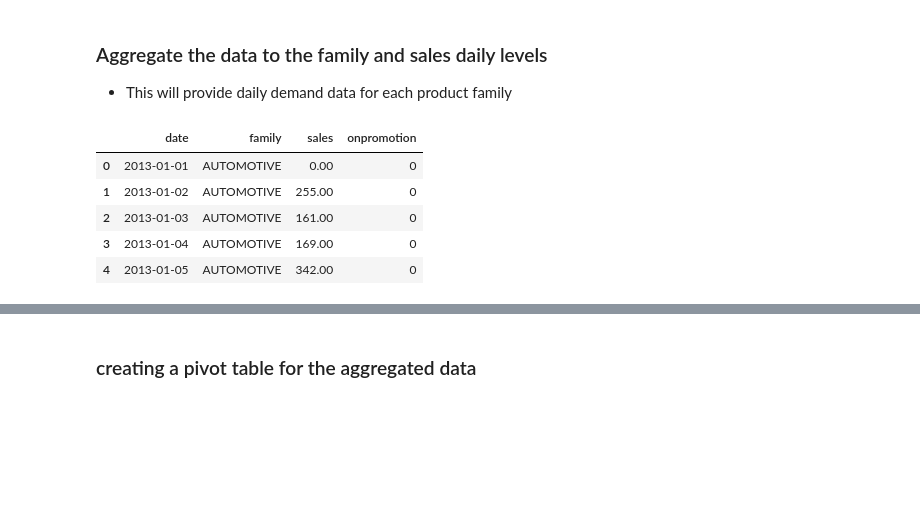
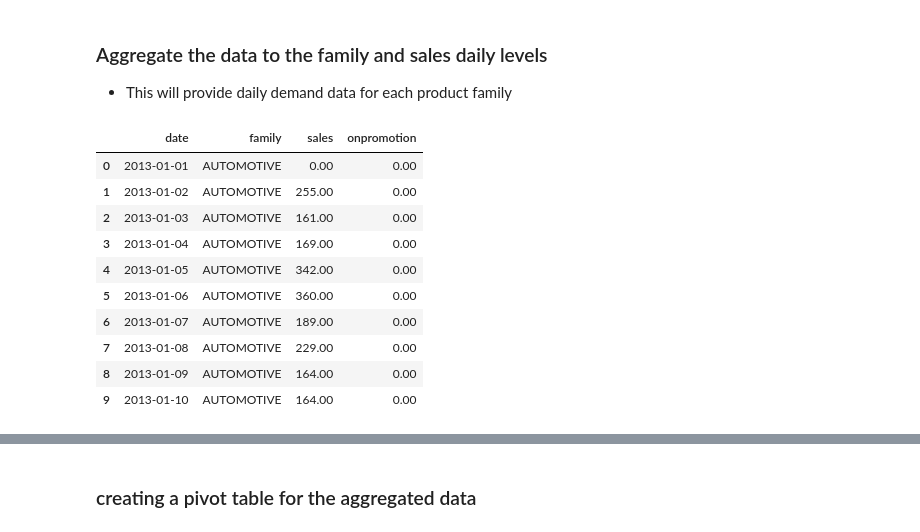
Before and after one commit to bennzhang/marketing_ml, a Jupyter notebook: forecasting/prophet/product-demand-forecasting-with-facebook-prophet.ipynb, the cells around one changed output, grey strips where cells are left out. Cells and saved outputs as stored; diff of their text form; code cells hidden in the pictures; blank space fills up the shorter version.

```diff
--- a/forecasting/prophet/product-demand-forecasting-with-facebook-prophet.ipynb
+++ b/forecasting/prophet/product-demand-forecasting-with-facebook-prophet.ipynb
@@ -149,20 +151,25 @@ df['date'] = pd.to_datetime(df['date'], format= "%Y-%m-%d")
 * This will provide daily demand data for each product family
 # %%
 sql = """
-select date, family, sum(sales) sales, max(onpromotion) onpromotion
+select date, family, sum(sales) sales, sum(onpromotion) onpromotion
 from df
 group by 1,2
 order by 2,1
 """
 agg_df = duckdb.query(sql).fetchdf()
-agg_df.head()
+agg_df.head(10)
 # %% [output]
 |  | date | family | sales | onpromotion |
-| 0 | 2013-01-01 | AUTOMOTIVE | 0.00 | 0 |
-| 1 | 2013-01-02 | AUTOMOTIVE | 255.00 | 0 |
-| 2 | 2013-01-03 | AUTOMOTIVE | 161.00 | 0 |
-| 3 | 2013-01-04 | AUTOMOTIVE | 169.00 | 0 |
-| 4 | 2013-01-05 | AUTOMOTIVE | 342.00 | 0 |
+| 0 | 2013-01-01 | AUTOMOTIVE | 0.00 | 0.00 |
+| 1 | 2013-01-02 | AUTOMOTIVE | 255.00 | 0.00 |
+| 2 | 2013-01-03 | AUTOMOTIVE | 161.00 | 0.00 |
+| 3 | 2013-01-04 | AUTOMOTIVE | 169.00 | 0.00 |
+| 4 | 2013-01-05 | AUTOMOTIVE | 342.00 | 0.00 |
+| 5 | 2013-01-06 | AUTOMOTIVE | 360.00 | 0.00 |
+| 6 | 2013-01-07 | AUTOMOTIVE | 189.00 | 0.00 |
+| 7 | 2013-01-08 | AUTOMOTIVE | 229.00 | 0.00 |
+| 8 | 2013-01-09 | AUTOMOTIVE | 164.00 | 0.00 |
+| 9 | 2013-01-10 | AUTOMOTIVE | 164.00 | 0.00 |
 # %%
 ##-- check the data
 agg_df.info()
```
Also changed, not shown: parts of 35 cells of this notebook.
